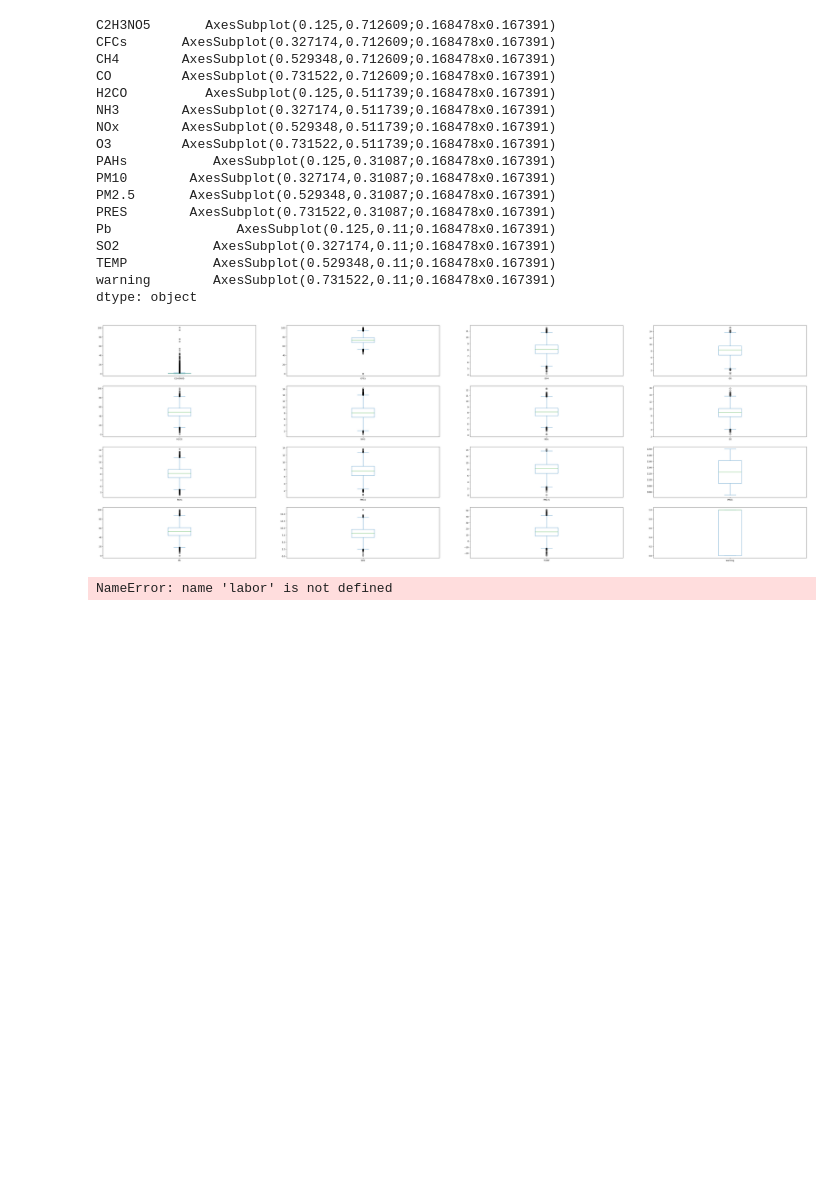
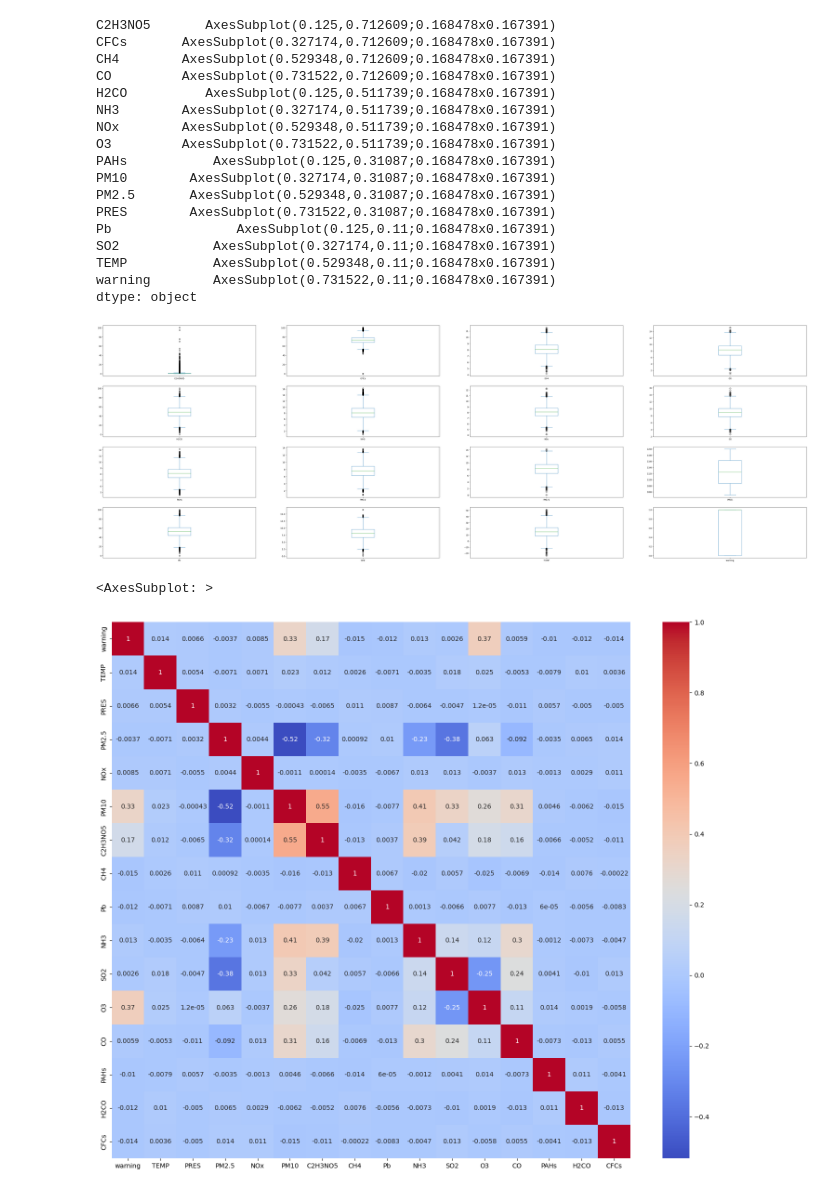
Before and after one commit to Roman-24/IAU-project, a Jupyter notebook: iau_prj_env/bitarovsky_machacova.ipynb, the cells around one changed output. Cells and saved outputs as stored; diff of their text form; code cells hidden in the pictures; blank space fills up the shorter version.

```diff
--- a/iau_prj_env/bitarovsky_machacova.ipynb
+++ b/iau_prj_env/bitarovsky_machacova.ipynb
@@ -285,9 +298,3 @@ dtype: object
 [figure]
 # %%
 # sns.pairplot(df, hue="warning")
-# %%
-labor['O3'].plot(kind='kde')
-plt.title('Distribution of O3')
-plt.xlabel('Percentage')
-# %% [output]
-NameError: name 'labor' is not defined
@@ -303,0 +301,11 @@ sns.heatmap(labor_copy.corr(), annot=True, cmap='coolwarm')
+# %%
+# analysis of correlations
+df_nums_only = df.copy()
+df_nums_only = df_nums_only.drop(columns=['location'])
+df_nums_only_corr = df_nums_only.corr()
+# %%
+fig, ax = plt.subplots(figsize=(18,15))
+sns.heatmap(df_nums_only_corr, ax=ax, annot=True, cmap='coolwarm')
+# %% [output]
+<AxesSubplot: >
+[figure, added]
```
Also changed, not shown: parts of 9 cells of this notebook.
